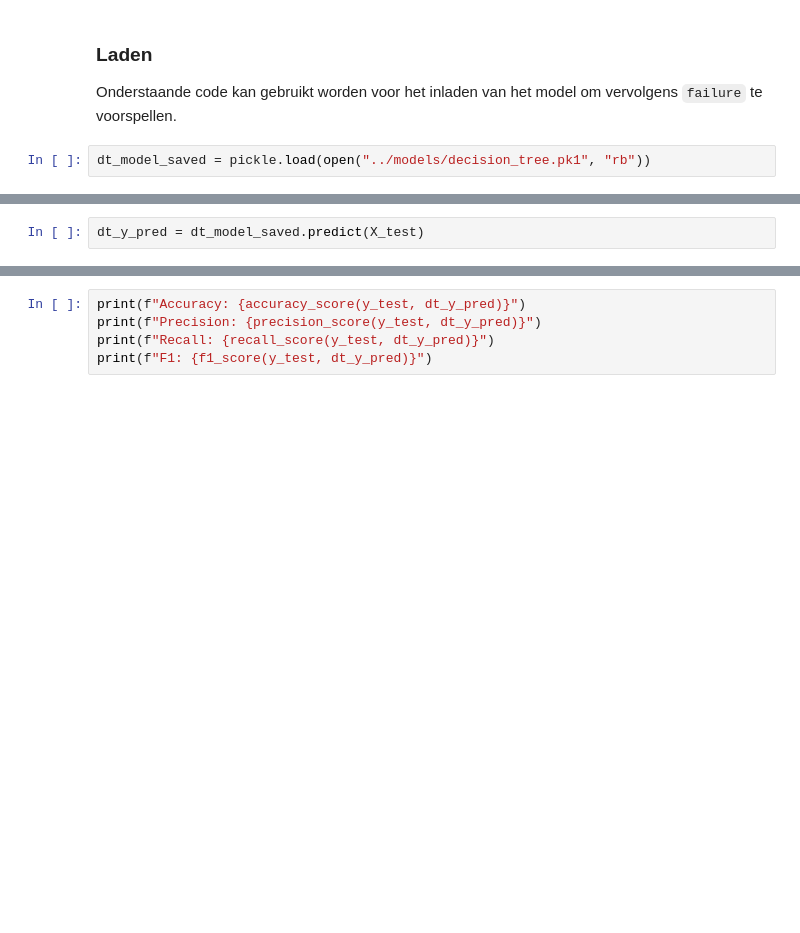
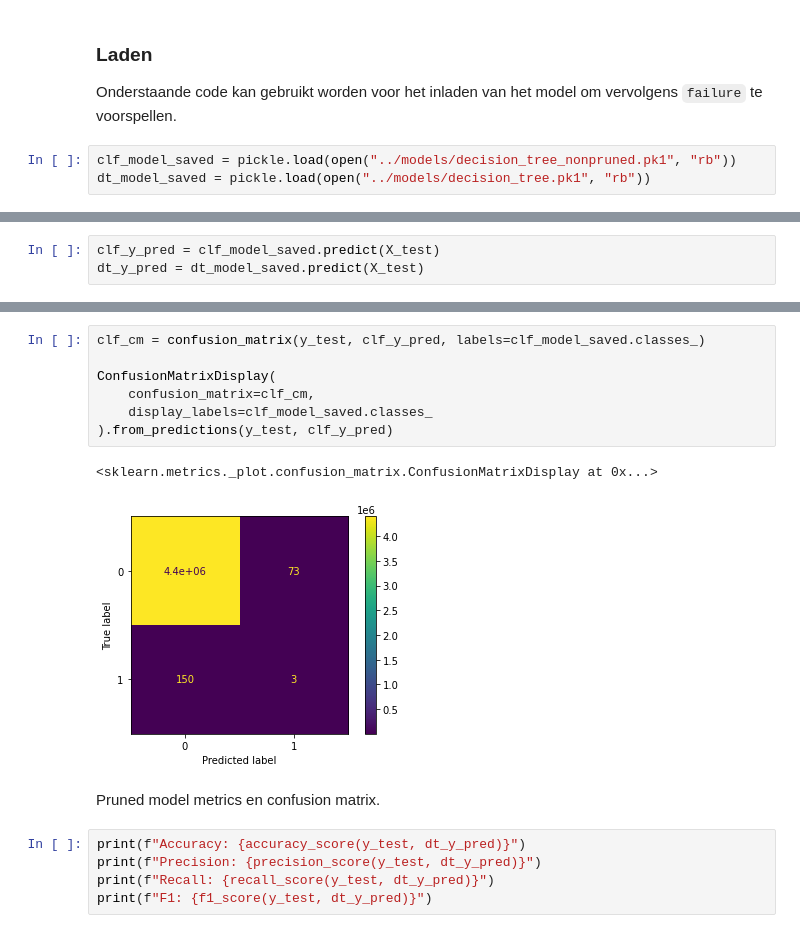
Before and after one commit to Dimidrie/BD04-PredMain, a Jupyter notebook: notebooks/7 - decision tree.ipynb, the cells around one changed output, grey strips where cells are left out. Drawn from its saved outputs; the diff is of its cells as text; blank space fills up the shorter version.

Commit message:
confusion matrix + initial model

```diff
--- a/notebooks/7 - decision tree.ipynb
+++ b/notebooks/7 - decision tree.ipynb
@@ -261,4 +265,5 @@ pickle.dump(dt_model, open("../models/decision_tree.pk1", "wb"))
 ### Laden
 Onderstaande code kan gebruikt worden voor het inladen van het model om vervolgens `failure` te voorspellen.
 # %%
+clf_model_saved = pickle.load(open("../models/decision_tree_nonpruned.pk1", "rb"))
 dt_model_saved = pickle.load(open("../models/decision_tree.pk1", "rb"))
@@ -265,2 +273,3 @@ dt_model_saved = pickle.load(open("../models/decision_tree.pk1", "rb"))
 # %%
+clf_y_pred = clf_model_saved.predict(X_test)
 dt_y_pred = dt_model_saved.predict(X_test)
@@ -267,3 +288,15 @@ dt_y_pred = dt_model_saved.predict(X_test)
+# %%
+clf_cm = confusion_matrix(y_test, clf_y_pred, labels=clf_model_saved.classes_)
+
+ConfusionMatrixDisplay(
+    confusion_matrix=clf_cm,
+    display_labels=clf_model_saved.classes_
+).from_predictions(y_test, clf_y_pred)
+# %% [output]
+<sklearn.metrics._plot.confusion_matrix.ConfusionMatrixDisplay at 0x...>
+[figure, added]
+# %% [markdown]
+Pruned model metrics en confusion matrix.
 # %%
 print(f"Accuracy: {accuracy_score(y_test, dt_y_pred)}")
 print(f"Precision: {precision_score(y_test, dt_y_pred)}")
```
Also changed, not shown: parts of 7 cells of this notebook, 1 other file.
